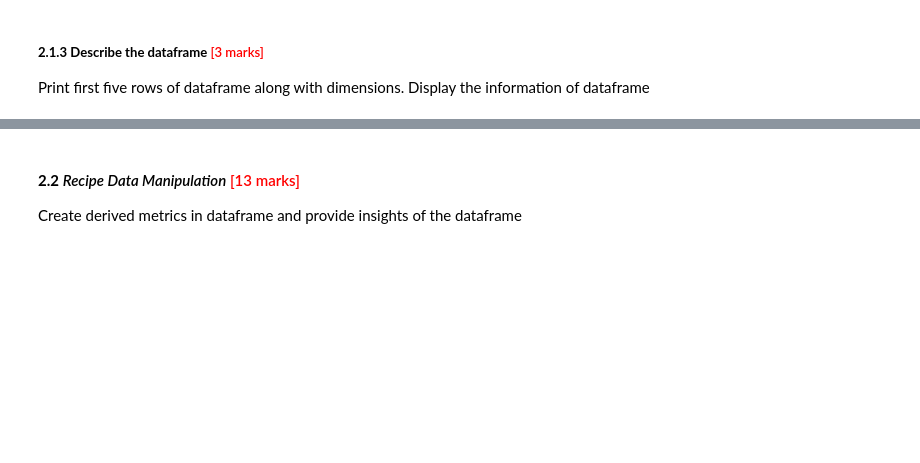
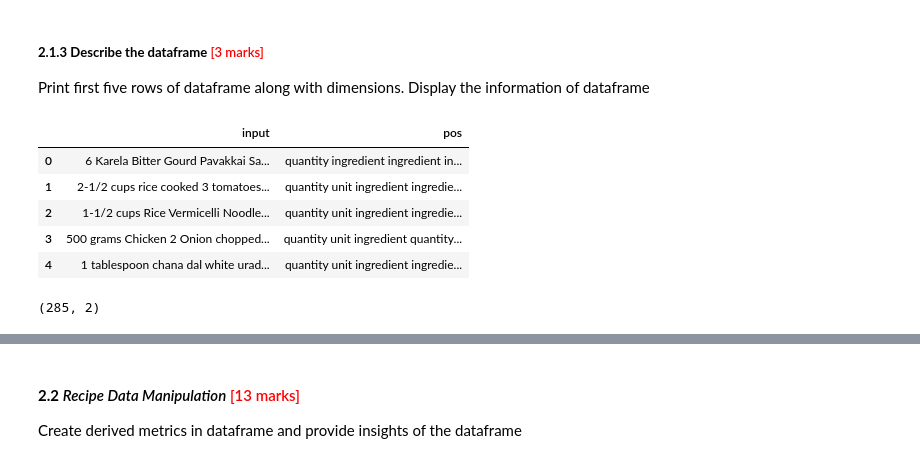
Before and after one commit to anamkhan14/Bank_Market_Cap_Analysis, a Jupyter notebook: Identifying_Key_Entities_Recipe_Data_Starter.ipynb, the cells around one changed output, grey strips where cells are left out. Drawn from its saved outputs; the diff is of its cells as text; code cells hidden in the pictures; blank space fills up the shorter version.

```diff
--- a/Identifying_Key_Entities_Recipe_Data_Starter.ipynb
+++ b/Identifying_Key_Entities_Recipe_Data_Starter.ipynb
@@ -98,7 +98,7 @@ Read the data from JSON file, print first five rows and describe the dataframe
 Define a function that takes path of the ingredient_and_quantity.json file and reads it, convert it into dataframe - df and return it.
 # %%
 # define a function to load json file to a dataframe
-def load_ingrdeints(file_path):
+def load_file(file_path):
 
     with open(file_path, 'r', encoding='utf-8') as f:
         data = json.load(f)
@@ -108,13 +108,25 @@ def load_ingrdeints(file_path):
 ##### **2.1.2** **Execute the *load_json_dataframe* function** <font color = red>[2 marks]</font> <br>
 # %%
 # read the json file by giving the file path and create a dataframe
+df = load_file("/content/ingredient_and_quantity.json")
 # %% [markdown]
 ##### **2.1.3** **Describe the dataframe** <font color = red>[3 marks]</font> <br>
 
 Print first five rows of dataframe along with dimensions. Display the information of dataframe
 # %%
 # display first five rows of the dataframe - df
+df.head()
+# %% [output]
+|  | input | pos |
+| 0 | 6 Karela Bitter Gourd Pavakkai Sa... | quantity ingredient ingredient in... |
+| 1 | 2-1/2 cups rice cooked 3 tomatoes... | quantity unit ingredient ingredie... |
+| 2 | 1-1/2 cups Rice Vermicelli Noodle... | quantity unit ingredient ingredie... |
+| 3 | 500 grams Chicken 2 Onion chopped... | quantity unit ingredient quantity... |
+| 4 | 1 tablespoon chana dal white urad... | quantity unit ingredient ingredie... |
 # %%
 # print the dimensions of dataframe - df
+df.shape
+# %% [output]
+(285, 2)
 # %%
 # print the information of the dataframe
```
Also changed, not shown: parts of 1 cell of this notebook.
